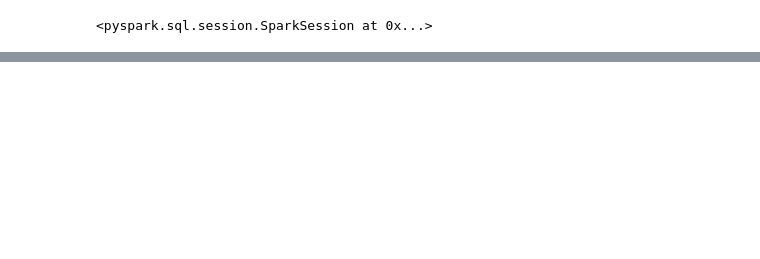
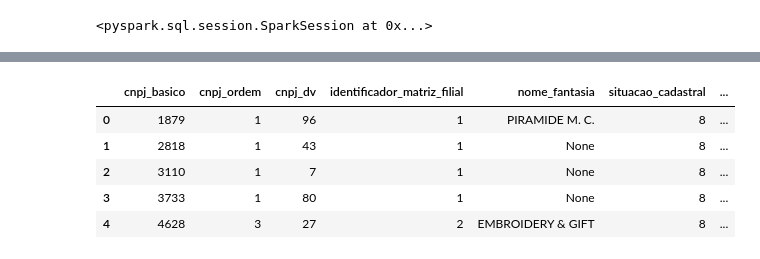
Before and after one commit to SamuelSousaFerreira/pyspark, a Jupyter notebook: pyspark.ipynb, the cells around one changed output, grey strips where cells are left out. Saved outputs shown, nothing was run; the diff lists cells and outputs as text; code cells hidden in the pictures; blank space fills up the shorter version.

```diff
--- a/pyspark.ipynb
+++ b/pyspark.ipynb
@@ -57,0 +216,7 @@ spark
+# %%
+empresasColNames = ['cnpj_basico','razao_social_nome_empresarial','naureza_juridica','qualificacao_do responsavel',
+                    'capital_social_da_empresa','porte_da_empresa','ente_federativo_responsavel']
+# %%
+for index, colName in enumerate(empresasColNames):
+  empresas = empresas.withColumnRenamed(f"_c{index}", colName)
+empresas.columns
@@ -57,0 +231,12 @@ spark
+# %%
+estabsColNames = ['cnpj_basico', 'cnpj_ordem', 'cnpj_dv', 'identificador_matriz_filial', 'nome_fantasia', 'situacao_cadastral',
+                  'data_situacao_cadastral', 'motivo_situacao_cadastral', 'nome_da_cidade_no_exterior', 'pais', 'data_de_inicio_atividade',
+                  'cnae_fiscal_principal', 'cnae_fiscal_secundaria', 'tipo_de_logradouro', 'logradouro', 'numero', 'complemento', 'bairro', 'cep', 'uf', 'municipio', 'ddd_1', 'telefone_1', 'ddd_2', 'telefone_2', 'ddd_do_fax', 'fax', 'correio_eletronico', 'situacao_especial', 'data_da_situacao_especial']
+
+sociosColNames = ['cnpj_basico', 'identificador_de_socio', 'nome_do_socio_ou_razao_social', 'cnpj_ou_cpf_do_socio',
+                  'qualificacao_do_socio', 'data_de_entrada_sociedade', 'pais', 'representante_legal', 'nome_do_representante', 'qualificacao_do_representante_legal', 'faixa_etaria']
+# %%
+for index, colName in enumerate(estabsColNames):
+
+  estabelecimentos = estabelecimentos.withColumnRenamed(f"_c{index}", colName)
+estabelecimentos.columns
@@ -57,0 +324,9 @@ spark
+# %%
+estabelecimentos.limit(5).toPandas()
+# %% [output]
+|  | cnpj_basico | cnpj_ordem | cnpj_dv | identificador_matriz_filial | nome_fantasia | situacao_cadastral | ... |
+| 0 | 1879 | 1 | 96 | 1 | PIRAMIDE M. C. | 8 | ... |
+| 1 | 2818 | 1 | 43 | 1 | None | 8 | ... |
+| 2 | 3110 | 1 | 7 | 1 | None | 8 | ... |
+| 3 | 3733 | 1 | 80 | 1 | None | 8 | ... |
+| 4 | 4628 | 3 | 27 | 2 | EMBROIDERY & GIFT | 8 | ... |
```
Also changed, not shown: parts of 50 cells of this notebook.
